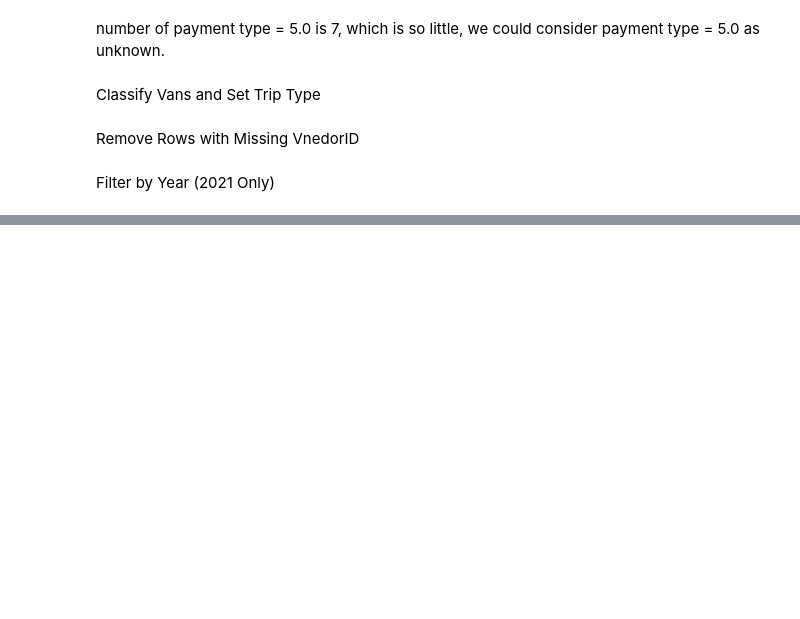
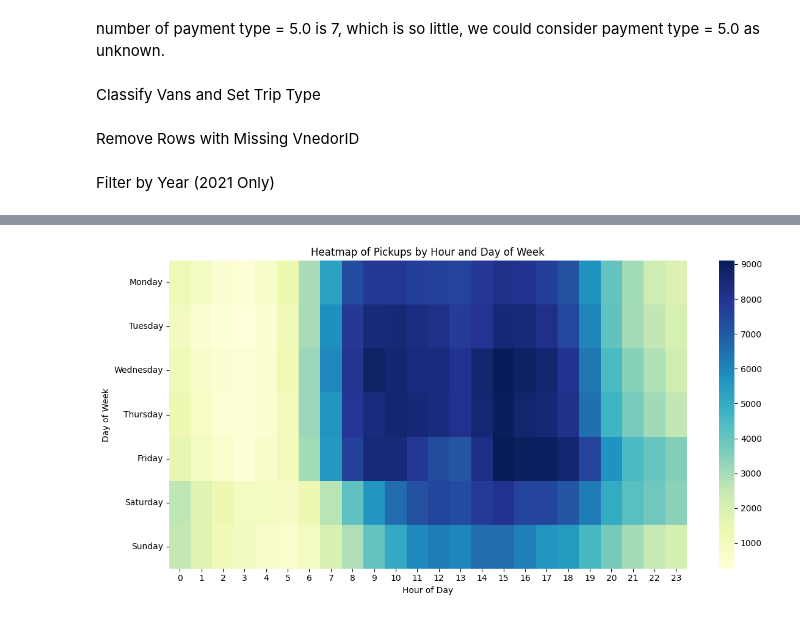
Before and after one commit to amiralimodir/Transportation-Project, a Jupyter notebook: Project.ipynb, the cells around one changed output, grey strips where cells are left out. Drawn from its saved outputs; the diff is of its cells as text; code cells hidden in the pictures; blank space fills up the shorter version.

```diff
--- a/Project.ipynb
+++ b/Project.ipynb
@@ -89,7 +89,10 @@ data = data.dropna(subset=['VendorID'])
 Filter by Year (2021 Only)
 # %%
 data['pickup_datetime'] = pd.to_datetime(data['lpep_pickup_datetime'], format='%m/%d/%Y %I:%M:%S %p')
+data['dropoff_datetime'] = pd.to_datetime(data['lpep_dropoff_datetime'], format='%m/%d/%Y %I:%M:%S %p')
+data['duration'] = (data['dropoff_datetime'] - data['pickup_datetime']).dt.total_seconds() / 60
 data = data[data['pickup_datetime'].dt.year == 2021]
+data = data.drop(columns=['lpep_pickup_datetime','lpep_dropoff_datetime'])
 # %%
 data.isnull().mean()
 # %% [output]
@@ -109,5 +113 @@ pickup_datetime          0.000000
 dtype: float64
-# %%
-data['lpep_pickup_datetime'] = pd.to_datetime(data['lpep_pickup_datetime'], errors='coerce')
-data['lpep_dropoff_datetime'] = pd.to_datetime(data['lpep_dropoff_datetime'], errors='coerce')
-data['trip_duration'] = (data['lpep_dropoff_datetime'] - data['lpep_pickup_datetime']).dt.total_seconds() / 60
@@ -137,0 +173,21 @@ DTypePromotionError: The DType <class 'numpy.dtypes.DateTime64DType'> could not
+# %%
+data['day'] = data['pickup_datetime'].dt.day_name()  # Get day of the week
+data['hour'] = data['pickup_datetime'].dt.hour  # Get hour
+
+# Create a pivot table with counts
+heatmap_data = data.groupby(['day', 'hour']).size().unstack(fill_value=0)
+
+# Reorder days of the week for better visualization
+days = ['Monday', 'Tuesday', 'Wednesday', 'Thursday', 'Friday', 'Saturday', 'Sunday']
+heatmap_data = heatmap_data.reindex(days)
+
+# Plot the heatmap
+plt.figure(figsize=(12, 6))
+sns.heatmap(heatmap_data, cmap='YlGnBu', annot=False, cbar=True, fmt='d')
+plt.title('Heatmap of Pickups by Hour and Day of Week')
+plt.xlabel('Hour of Day')
+plt.ylabel('Day of Week')
+plt.tight_layout()
+plt.show()
+# %% [output]
+[figure, added]
```
Also changed, not shown: parts of 4 cells of this notebook.
